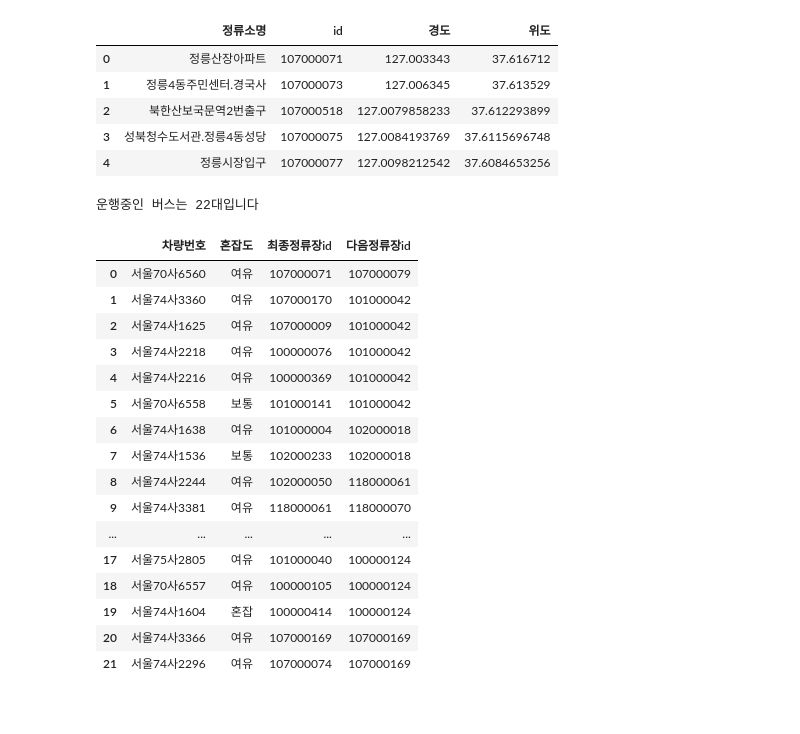
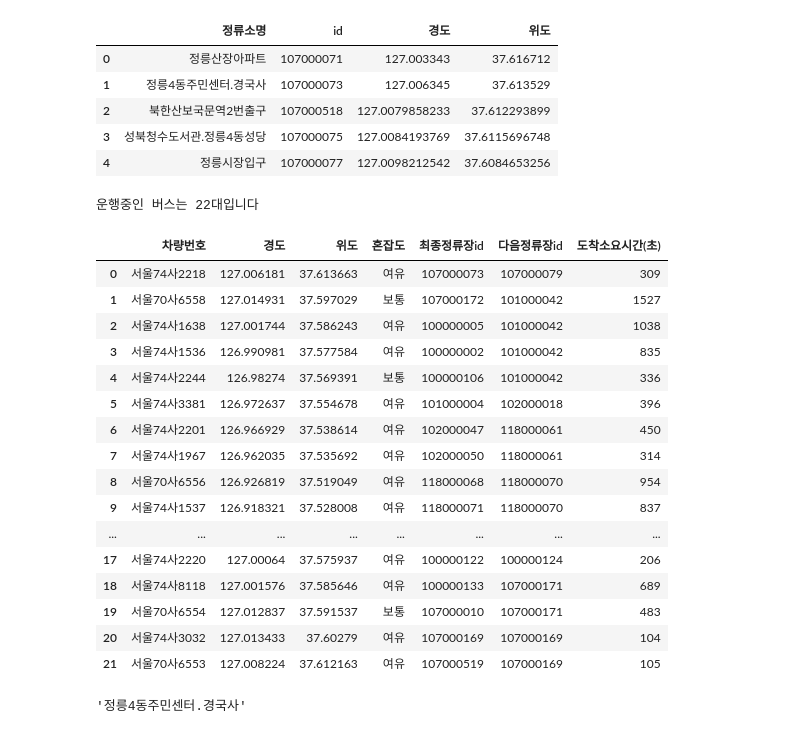
Before and after one commit to seungdobaek/ai_x, a Jupyter notebook: source/01_python/ch14_웹데이터수집1_정적.ipynb, the cells around one changed output. Cells and saved outputs as stored; diff of their text form; code cells hidden in the pictures.

```diff
--- a/source/01_python/ch14_웹데이터수집1_정적.ipynb
+++ b/source/01_python/ch14_웹데이터수집1_정적.ipynb
@@ -970,39 +966,46 @@ df_stations.head()
 # %%
 # step3. 버스id로 실시간위치정보를 받아오기 (차량번호, 혼잡도, 최종정류장id, 다음정류장id, 도착소요시간)
 #서울특별시_버스위치정보조회_서비스 - 2번기능(getBusPosByRtidList)
 url = f'http://ws.bus.go.kr/api/rest/buspos/getBusPosByRtid?ServiceKey={key}&busRouteId={busRouteId}'
 #print(url)
 response = requests.get(url)
 soup = BeautifulSoup(response.text, 'xml')
 item_list = soup.select('itemList')
 print('운행중인 버스는 {}대입니다'.format(len(item_list)))
 bus_position = []
 congetion_list = {'0':'없음', '3':'여유', '4':'보통', '5':'혼잡', '6':'매우혼잡'}
 for item in item_list:
     plainNo = item.select_one('plainNo').text #차량번호
     congetion = congetion_list.get(item.select_one('congetion').text) # 혼잡도
     # (0 : 없음, 3 : 여유, 4 : 보통, 5 : 혼잡, 6 : 매우혼잡)
+    gpsX = item.select_one('gpsX').text
+    gpsY = item.select_one('gpsY').text
     lastStnId = item.select_one('lastStnId').text
     nextStId = item.select_one('nextStId').text
-    bus_position.append({'차량번호':plainNo, '혼잡도':congetion, '최종정류장id':lastStnId, '다음정류장id':nextStId})
+    nextStTm = item.select_one('nextStTm').text #다음 정류소까지 소요시간
+    bus_position.append({'차량번호':plainNo, '경도':gpsX, '위도':gpsY, '혼잡도':congetion, '최종정류장id':lastStnId, '다음정류장id':nextStId, '도착소요시간(초)':nextStTm})
 df_position = pd.DataFrame(bus_position)
 df_position
 # %% [output]
 운행중인 버스는 22대입니다
-|  | 차량번호 | 혼잡도 | 최종정류장id | 다음정류장id |
-| 0 | 서울70사6560 | 여유 | 107000071 | 107000079 |
-| 1 | 서울74사3360 | 여유 | 107000170 | 101000042 |
-| 2 | 서울74사1625 | 여유 | 107000009 | 101000042 |
-| 3 | 서울74사2218 | 여유 | 100000076 | 101000042 |
-| 4 | 서울74사2216 | 여유 | 100000369 | 101000042 |
-| 5 | 서울70사6558 | 보통 | 101000141 | 101000042 |
-| 6 | 서울74사1638 | 여유 | 101000004 | 102000018 |
-| 7 | 서울74사1536 | 보통 | 102000233 | 102000018 |
-| 8 | 서울74사2244 | 여유 | 102000050 | 118000061 |
-| 9 | 서울74사3381 | 여유 | 118000061 | 118000070 |
-| ... | ... | ... | ... | ... |
-| 17 | 서울75사2805 | 여유 | 101000040 | 100000124 |
-| 18 | 서울70사6557 | 여유 | 100000105 | 100000124 |
-| 19 | 서울74사1604 | 혼잡 | 100000414 | 100000124 |
-| 20 | 서울74사3366 | 여유 | 107000169 | 107000169 |
-| 21 | 서울74사2296 | 여유 | 107000074 | 107000169 |
+|  | 차량번호 | 경도 | 위도 | 혼잡도 | 최종정류장id | 다음정류장id | 도착소요시간(초) |
+| 0 | 서울74사2218 | 127.006181 | 37.613663 | 여유 | 107000073 | 107000079 | 309 |
+| 1 | 서울70사6558 | 127.014931 | 37.597029 | 보통 | 107000172 | 101000042 | 1527 |
+| 2 | 서울74사1638 | 127.001744 | 37.586243 | 여유 | 100000005 | 101000042 | 1038 |
+| 3 | 서울74사1536 | 126.990981 | 37.577584 | 여유 | 100000002 | 101000042 | 835 |
+| 4 | 서울74사2244 | 126.98274 | 37.569391 | 보통 | 100000106 | 101000042 | 336 |
+| 5 | 서울74사3381 | 126.972637 | 37.554678 | 여유 | 101000004 | 102000018 | 396 |
+| 6 | 서울74사2201 | 126.966929 | 37.538614 | 여유 | 102000047 | 118000061 | 450 |
+| 7 | 서울74사1967 | 126.962035 | 37.535692 | 여유 | 102000050 | 118000061 | 314 |
+| 8 | 서울70사6556 | 126.926819 | 37.519049 | 여유 | 118000068 | 118000070 | 954 |
+| 9 | 서울74사1537 | 126.918321 | 37.528008 | 여유 | 118000071 | 118000070 | 837 |
+| ... | ... | ... | ... | ... | ... | ... | ... |
+| 17 | 서울74사2220 | 127.00064 | 37.575937 | 여유 | 100000122 | 100000124 | 206 |
+| 18 | 서울74사8118 | 127.001576 | 37.585646 | 여유 | 100000133 | 107000171 | 689 |
+| 19 | 서울70사6554 | 127.012837 | 37.591537 | 보통 | 107000010 | 107000171 | 483 |
+| 20 | 서울74사3032 | 127.013433 | 37.60279 | 여유 | 107000169 | 107000169 | 104 |
+| 21 | 서울70사6553 | 127.008224 | 37.612163 | 여유 | 107000519 | 107000169 | 105 |
+# %%
+df_stations.loc[df_stations['id'] == '107000073', '정류소명'].iloc[0]
+# %% [output]
+'정릉4동주민센터.경국사'
```
Also changed, not shown: parts of 7 cells of this notebook, 6 other files.
